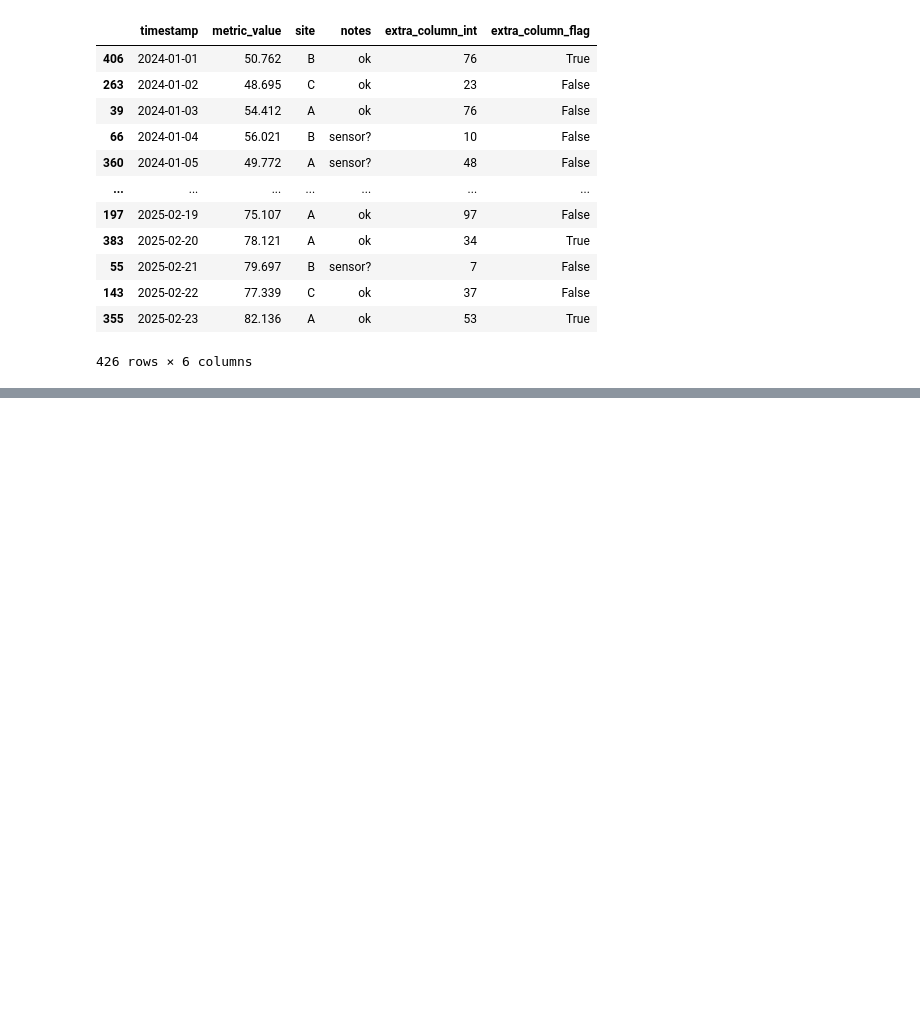
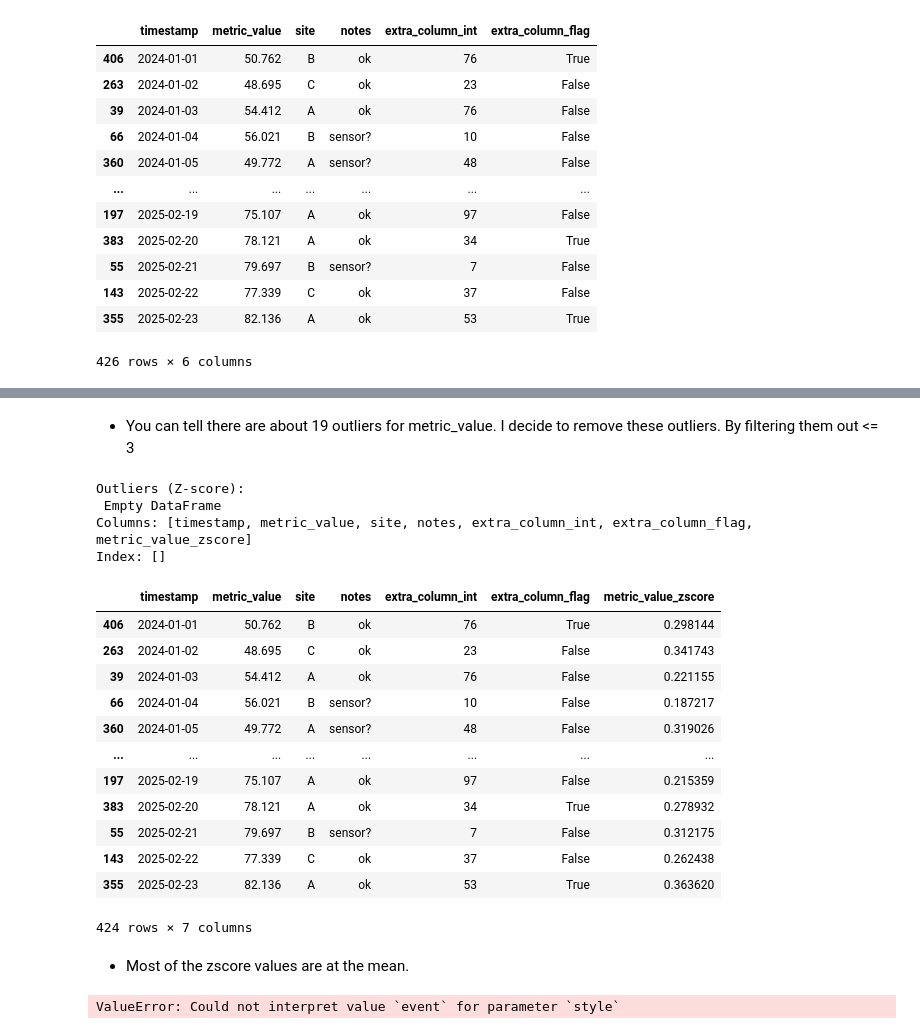
Before and after one commit to uofl-sbabb/DataVisualizationCSE-551, a Jupyter notebook: Project2/Assignment2-Part2.ipynb, the cells around one changed output, grey strips where cells are left out. Drawn from its saved outputs; the diff is of its cells as text; code cells hidden in the pictures; blank space fills up the shorter version.

Commit message:
detected outliers using z-score.
Signed-off-by: uofl-sbabb <sbabb131@gmail.com>

```diff
--- a/Project2/Assignment2-Part2.ipynb
+++ b/Project2/Assignment2-Part2.ipynb
@@ -227,0 +236,5 @@ sorted_timeseries_df
+# %%
+# Detect outliers using z-score for metric_value:
+sorted_timeseries_df['metric_value_zscore'] = np.abs(stats.zscore(sorted_timeseries_df['metric_value']))
+outliers_z = sorted_timeseries_df[sorted_timeseries_df['metric_value_zscore'] > 3]
+print("Outliers (Z-score):\n", outliers_z)
@@ -227,0 +250,33 @@ sorted_timeseries_df
+# %% [markdown]
+ - You can tell there are about 19 outliers for metric_value. I decide to remove these outliers. By filtering them out <= 3
+# %%
+# Filter out the outliers:
+clean_timeseries_df = sorted_timeseries_df[sorted_timeseries_df['metric_value_zscore'] <= 3]
+outliers_z2 = clean_timeseries_df[clean_timeseries_df['metric_value_zscore'] > 3]
+print("Outliers (Z-score):\n", outliers_z2)
+clean_timeseries_df
+# %% [output]
+Outliers (Z-score):
+ Empty DataFrame
+Columns: [timestamp, metric_value, site, notes, extra_column_int, extra_column_flag, metric_value_zscore]
+Index: []
+|  | timestamp | metric_value | site | notes | extra_column_int | extra_column_flag | metric_value_zscore |
+| 406 | 2024-01-01 | 50.762 | B | ok | 76 | True | 0.298144 |
+| 263 | 2024-01-02 | 48.695 | C | ok | 23 | False | 0.341743 |
+| 39 | 2024-01-03 | 54.412 | A | ok | 76 | False | 0.221155 |
+| 66 | 2024-01-04 | 56.021 | B | sensor? | 10 | False | 0.187217 |
+| 360 | 2024-01-05 | 49.772 | A | sensor? | 48 | False | 0.319026 |
+| ... | ... | ... | ... | ... | ... | ... | ... |
+| 197 | 2025-02-19 | 75.107 | A | ok | 97 | False | 0.215359 |
+| 383 | 2025-02-20 | 78.121 | A | ok | 34 | True | 0.278932 |
+| 55 | 2025-02-21 | 79.697 | B | sensor? | 7 | False | 0.312175 |
+| 143 | 2025-02-22 | 77.339 | C | ok | 37 | False | 0.262438 |
+| 355 | 2025-02-23 | 82.136 | A | ok | 53 | True | 0.363620 |
+424 rows × 7 columns
+# %% [markdown]
+- Most of the zscore values are at the mean.
+# %%
+sns.lineplot(data=clean_timeseries_df, x='timestamp', y='metric_value', hue='site', style='event')
+plt.show()
+# %% [output]
+ValueError: Could not interpret value `event` for parameter `style`
```
Also changed, not shown: parts of 3 cells of this notebook, 1 other file.
